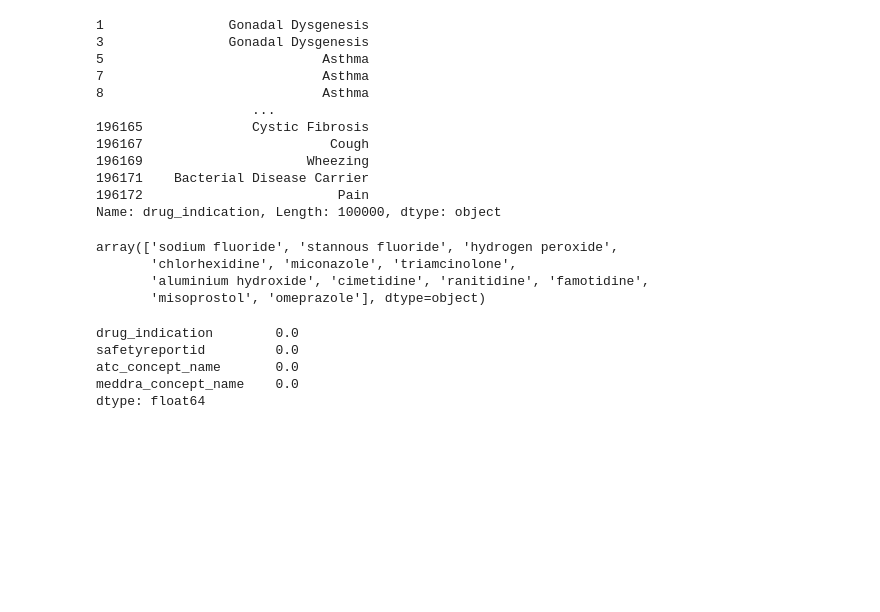
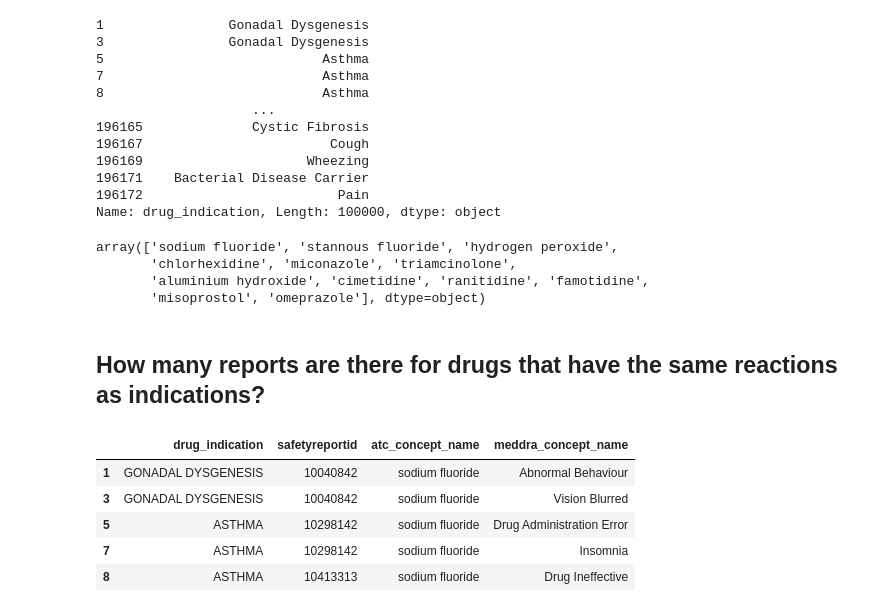
Before and after one commit to veronikabreton/smri2020, a Jupyter notebook: ntbks/python/My_First_Notebook.ipynb, the cells around one changed output. Drawn from its saved outputs; the diff is of its cells as text; code cells hidden in the pictures; blank space fills up the shorter version.

```diff
--- a/ntbks/python/My_First_Notebook.ipynb
+++ b/ntbks/python/My_First_Notebook.ipynb
@@ -190,11 +190,5 @@ array(['sodium fluoride', 'stannous fluoride', 'hydrogen peroxide',
        'chlorhexidine', 'miconazole', 'triamcinolone',
        'aluminium hydroxide', 'cimetidine', 'ranitidine', 'famotidine',
        'misoprostol', 'omeprazole'], dtype=object)
-# %%
-sub[(sub['drug_indication']==sub['meddra_concept_name'])].sum()
-# %% [output]
-drug_indication        0.0
-safetyreportid         0.0
-atc_concept_name       0.0
-meddra_concept_name    0.0
-dtype: float64
+# %% [markdown]
+## How many reports are there for drugs that have the same reactions as indications?
@@ -200,0 +206,14 @@ dtype: float64
+# %%
+sub = \
+(dat.
+loc[:,["drug_indication","safetyreportid","atc_concept_name", "meddra_concept_name"]].
+drop_duplicates()
+)
+sub.head()
+# %% [output]
+|  | drug_indication | safetyreportid | atc_concept_name | meddra_concept_name |
+| 1 | GONADAL DYSGENESIS | 10040842 | sodium fluoride | Abnormal Behaviour |
+| 3 | GONADAL DYSGENESIS | 10040842 | sodium fluoride | Vision Blurred |
+| 5 | ASTHMA | 10298142 | sodium fluoride | Drug Administration Error |
+| 7 | ASTHMA | 10298142 | sodium fluoride | Insomnia |
+| 8 | ASTHMA | 10413313 | sodium fluoride | Drug Ineffective |
```
Also changed, not shown: parts of 8 cells of this notebook.
